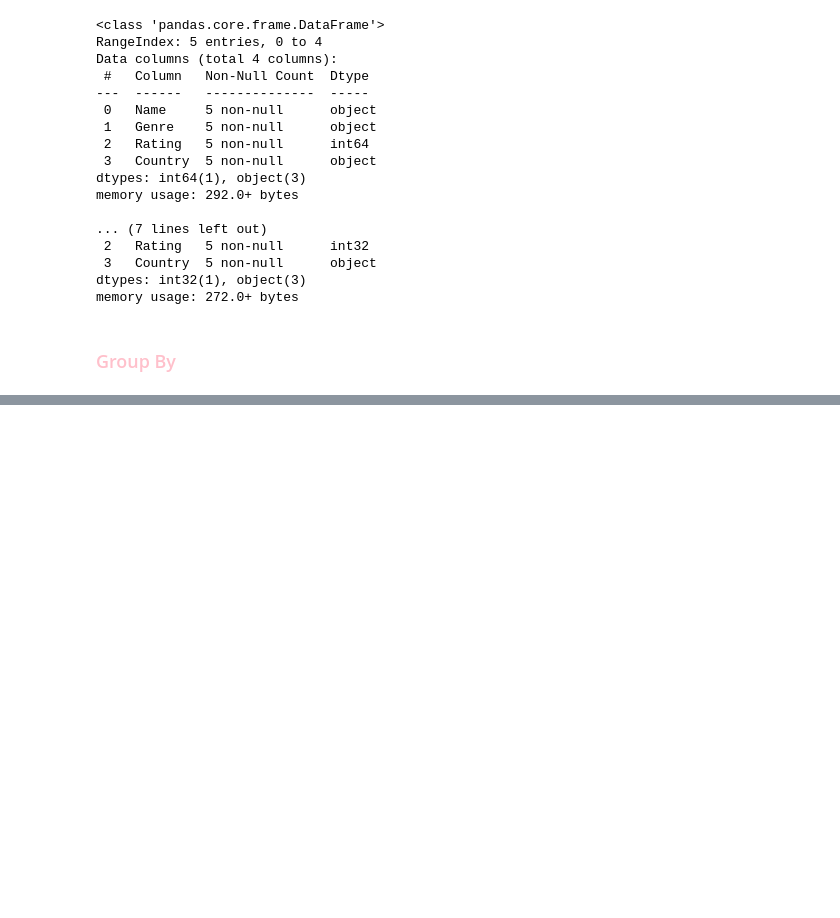
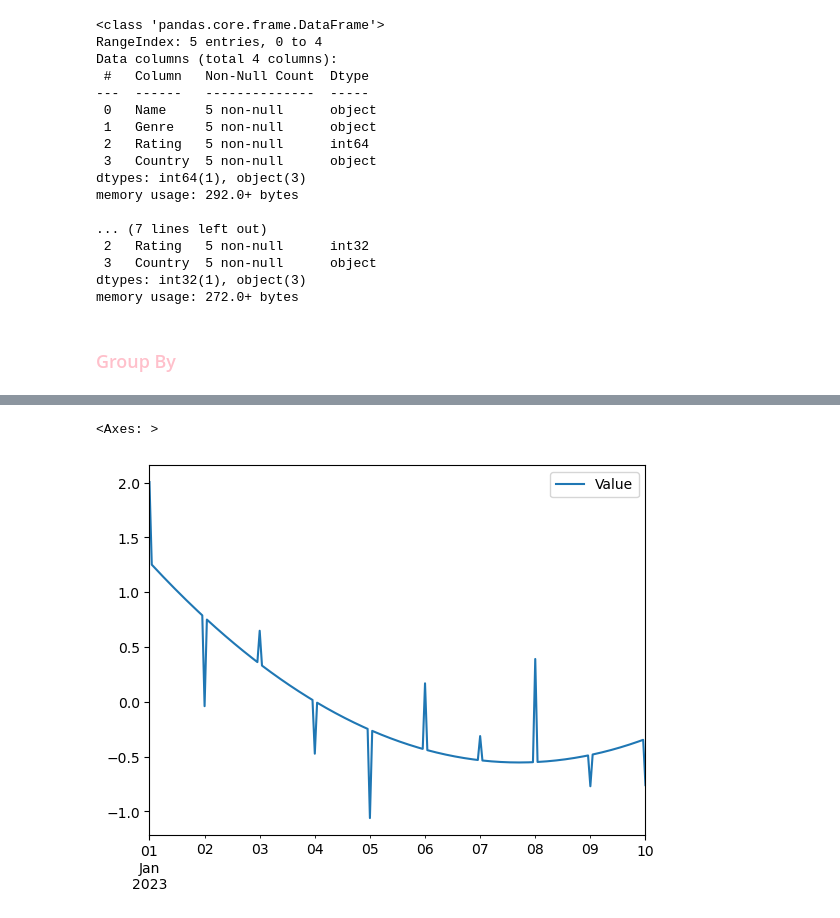
Before and after one commit to PiyushAgarwalcs/Pandas_Notes, a Jupyter notebook: Pandas.ipynb, the cells around one changed output, grey strips where cells are left out. Saved outputs shown, nothing was run; the diff lists cells and outputs as text; code cells hidden in the pictures; blank space fills up the shorter version.

```diff
--- a/Pandas.ipynb
+++ b/Pandas.ipynb
@@ -1183,0 +2144,7 @@ memory usage: 272.0+ bytes
+# %%
+# Upsampling: Converting daily data to hourly data (Not used much)
+df_upsampled = df.resample('H').interpolate(method='spline',order = 2)
+print("\nUpsampled DataFrame (Hourly):")
+print(df_upsampled)
+df_upsampled.plot()
+# %% [output]
@@ -1183,0 +2166,2 @@ memory usage: 272.0+ bytes
+<Axes: >
+[figure, added]
```
Also changed, not shown: parts of 125 cells of this notebook.
